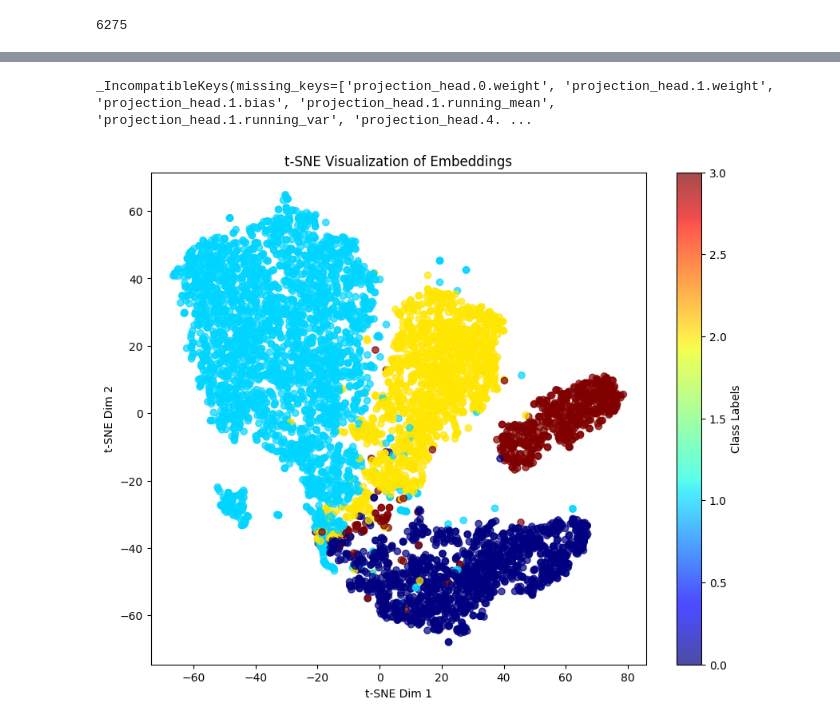
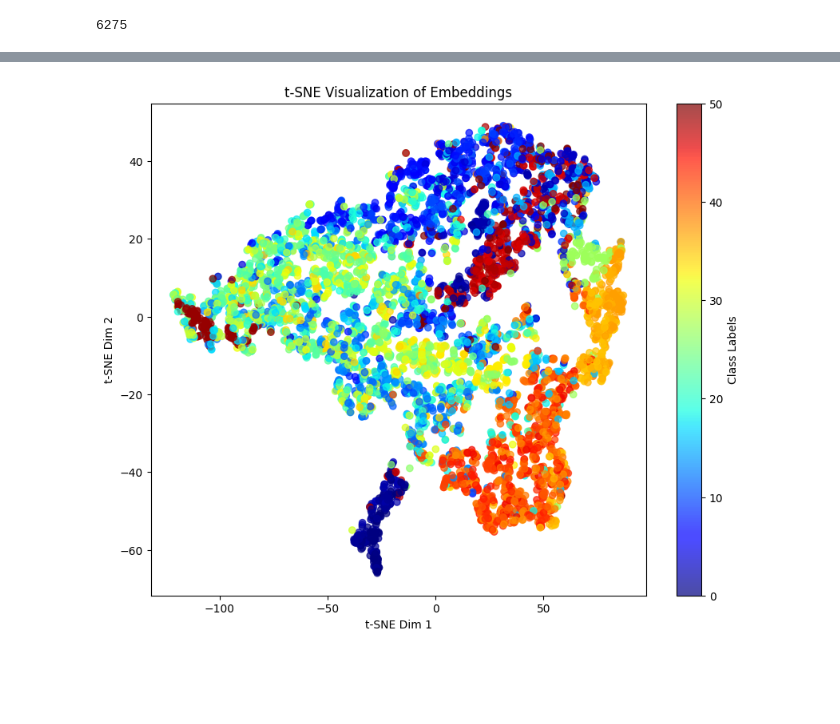
Before and after one commit to Morelli-01/aibio_nico, a Jupyter notebook: source/embed_visual.ipynb, the cells around one changed output, grey strips where cells are left out. Cells and saved outputs as stored; diff of their text form; code cells hidden in the pictures; blank space fills up the shorter version.

```diff
--- a/source/embed_visual.ipynb
+++ b/source/embed_visual.ipynb
@@ -44,19 +44,21 @@ Training network on Tesla P100-PCIE-16GB(8)
 # %%
-def plot_embeddings(net: nn.Module, dataset):
+def plot_embeddings_cell_type(net: nn.Module, dataset: torch.utils.data.Subset):
     dataloader = DataLoader(dataset, batch_size=32, shuffle=True,
-                                            num_workers=8, drop_last=True, prefetch_factor=8, persistent_workers=True,collate_fn=None, pin_memory=True)
+                                            num_workers=8, drop_last=True, prefetch_factor=8, persistent_workers=True, pin_memory=True)
 
     embeddings = []
     labels = []
     net = net.to(device)
     net.eval()
     with torch.no_grad():
-        for images, targets in tqdm(dataloader):
+        for images, targets, meta in tqdm(dataloader):
             images = images.to(device)
             features = net.get_embedding(images)
             features = features.view(features.size(0), -1)
             embeddings.append(features.cpu().numpy())
-            labels.extend(targets.numpy())
+            # labels.extend(targets.numpy())
+            labels.extend(torch.tensor(meta[dataset.dataset.cell_type_idx]).numpy())
+            # labels.extend(torch.tensor(meta[dataset.dataset.experiment_idx]).numpy())
 
     embeddings = np.vstack(embeddings)
     labels = np.array(labels)
@@ -70,7 +72,7 @@ def plot_embeddings(net: nn.Module, dataset):
     plt.ylabel("t-SNE Dim 2")
     plt.show()
 
-def plot_embeddings_2(net: nn.Module, dataset: torch.utils.data.Subset):
+def plot_embeddings_experiment(net: nn.Module, dataset: torch.utils.data.Subset):
     dataloader = DataLoader(dataset, batch_size=32, shuffle=True,
                                             num_workers=8, drop_last=True, prefetch_factor=8, persistent_workers=True, pin_memory=True)
 
@@ -106,9 +108,9 @@ len(test_split)
 6275
 # %%
 checkpoint = torch.load("/homes/nmorelli/aibio_nico/checkpoint/vit_small_back")
-net2, loss_func, opt, sched = config_loader(config, dataset)
+net, loss_func, opt, sched = config_loader(config, dataset)
 # net2 = nn.DataParallel(net2)
-net2.load_state_dict(checkpoint["model_state_dict"], strict=False)
-net2.eval()
-plot_embeddings_2(net2, test_split)
+net.load_state_dict(checkpoint["model_state_dict"], strict=False)
+net.eval()
+plot_embeddings_cell_type(net, test_split)
 # %% [output]
@@ -140,6 +117,0 @@ SimCLR(
-# %%
-checkpoint = torch.load("/homes/nmorelli/tesi_prj/checkpoint/rn18_scratch_pretrain_loaded_fold0")
-net, loss_func, opt, sched = config_loader(config, dataset)
-net.load_state_dict(checkpoint["model_state_dict"])
-net.eval()
-plot_embeddings_2(net, dataset)
@@ -157,17 +118,4 @@ net, loss_func, opt, sched = config_loader(config, dataset)
-# %%
-state_dict = checkpoint["student"]
-new_state_dict = {}
-
-for k in state_dict.keys():
-    # if "mlp" in k: continue
-    # if "head" in k: continue
-
-    new_k = k.removeprefix("module.")
-    new_state_dict[new_k] = state_dict[k]
-net.load_state_dict(new_state_dict, strict=False)
-# %% [output]
-_IncompatibleKeys(missing_keys=['projection_head.0.weight', 'projection_head.1.weight', 'projection_head.1.bias', 'projection_head.1.running_mean', 'projection_head.1.running_var', 'projection_head.4. ...
 # %%
-plot_embeddings_2(net, test_split)
+plot_embeddings_experiment(net, test_split)
 # %% [output]
-[figure, old version]
+[figure, new version]
```
Also changed, not shown: parts of 9 cells of this notebook, 13 other files.
